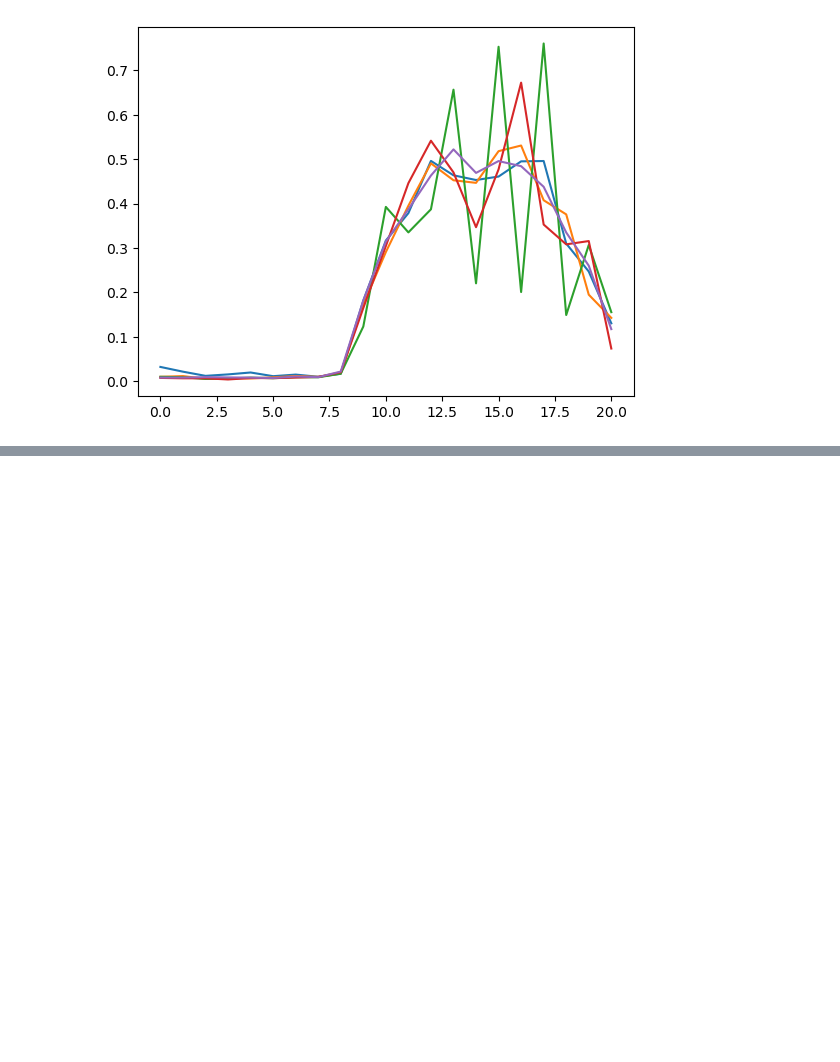
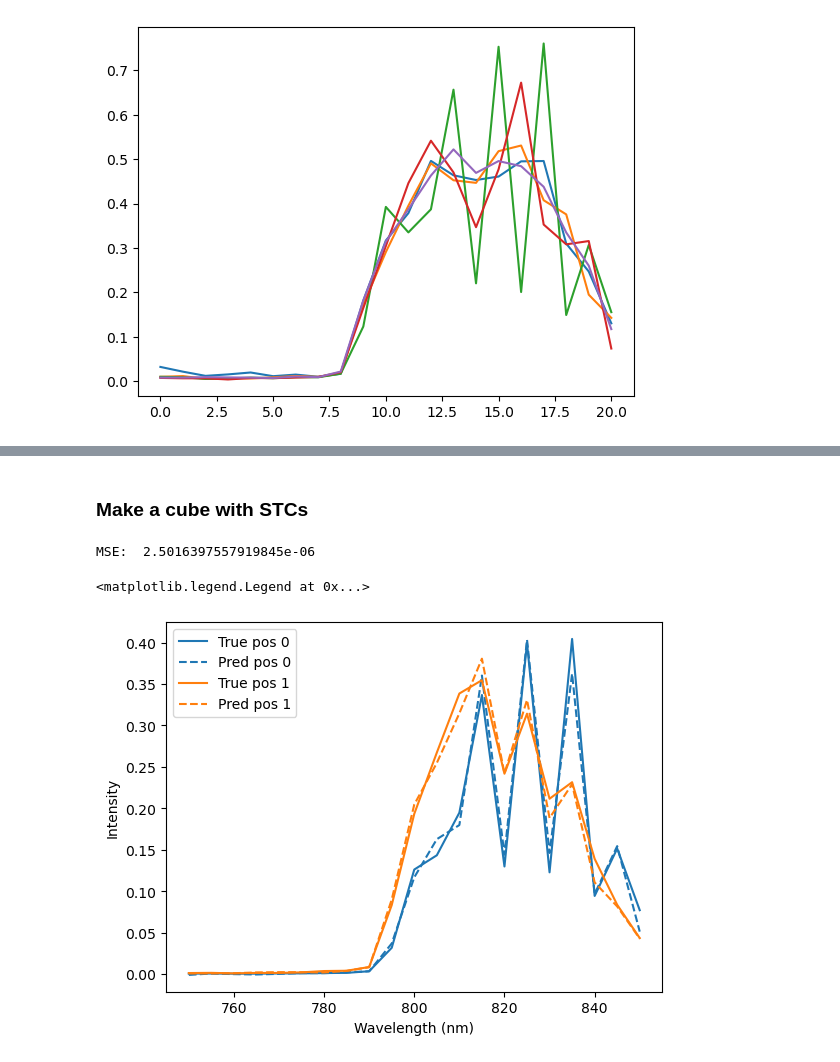
Before and after one commit to sunnyhoward/SCI, a Jupyter notebook: models/train_model.ipynb, the cells around one changed output, grey strips where cells are left out. Drawn from its saved outputs; the diff is of its cells as text; code cells hidden in the pictures; blank space fills up the shorter version.

Commit message:
Adding results. next make spat-temp intensity

```diff
--- a/models/train_model.ipynb
+++ b/models/train_model.ipynb
@@ -152,0 +149,2 @@ torch.save(model.state_dict(), 'fourier_denoiser')
+# %% [markdown]
+### Make a cube with STCs
@@ -152,0 +168,41 @@ torch.save(model.state_dict(), 'fourier_denoiser')
+# %%
+# y = torch.tile(undisp_cube[:,15],(1,21,1,1))  *STC.unsqueeze(0)
+y = undisp_cube *STC.unsqueeze(0)
+
+x = fwd.calc_psi_z(torch.ones_like(y),y,{'kernel':kernel})
+
+y = model.crop(y)
+y_pred = model(x)
+
+loss = torch.nn.MSELoss()
+print('MSE: ',loss(y_pred,y).item())
+# %% [output]
+MSE:  2.5016397557919845e-06
+# %%
+wls = np.linspace(750,850,21)
+
+fig = plt.figure()
+ax = fig.add_subplot(111)
+j=0
+
+line, = ax.plot(wls,y[j,:,coords1[0],coords1[1]].cpu().detach().numpy(),label=   f'True pos {0}')
+ax.plot(wls,y_pred[j,:,coords1[0],coords1[1]].cpu().detach().numpy(),color = line.get_color(),linestyle='--',label=   f'Pred pos {0}')
+
+line, = ax.plot(wls,y[j,:,coords2[0],coords2[1]].cpu().detach().numpy(),label=   f'True pos {1}')
+ax.plot(wls,y_pred[j,:,coords2[0],coords2[1]].cpu().detach().numpy(),color = line.get_color(),linestyle='--',label=   f'Pred pos {1}')
+
+# cropped_undisp = model.crop(torch.tile(undisp_cube[:,15],(1,21,1,1)))
+# ax.plot(wls,cropped_undisp[j,:,coords2[0],coords2[1]].cpu().detach().numpy())
+
+# cropped_STC_map = model.crop(STC.unsqueeze(0))
+# ax.plot(wls,cropped_STC_map[j,:,coords1[0],coords1[1]].cpu().detach().numpy(),label='STC1')
+# ax.plot(wls,cropped_STC_map[j,:,coords2[0],coords2[1]].cpu().detach().numpy(),label='STC2')
+
+
+
+ax.set_xlabel('Wavelength (nm)')
+ax.set_ylabel('Intensity')
+plt.legend()
+# %% [output]
+<matplotlib.legend.Legend at 0x...>
+[figure, added]
```
Also changed, not shown: parts of 13 cells of this notebook, 6 other files.
